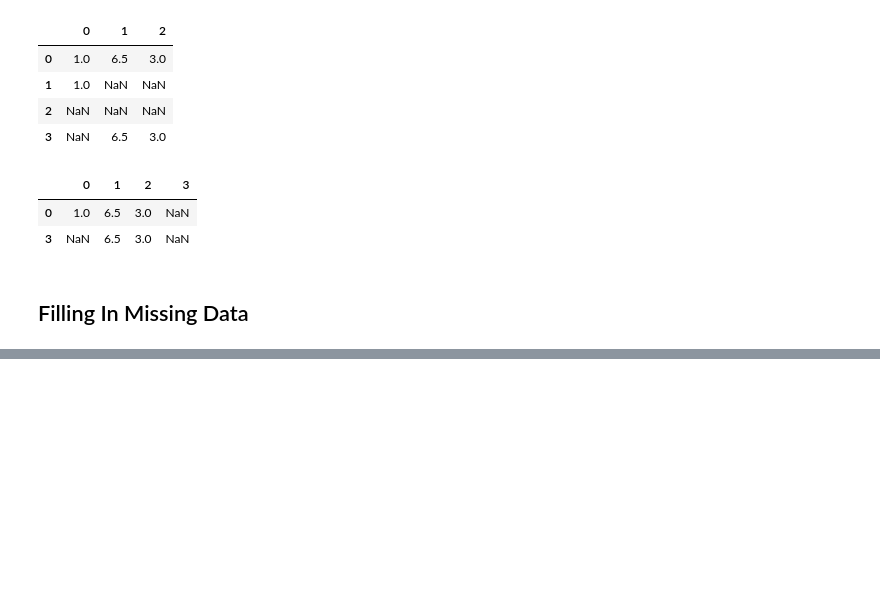
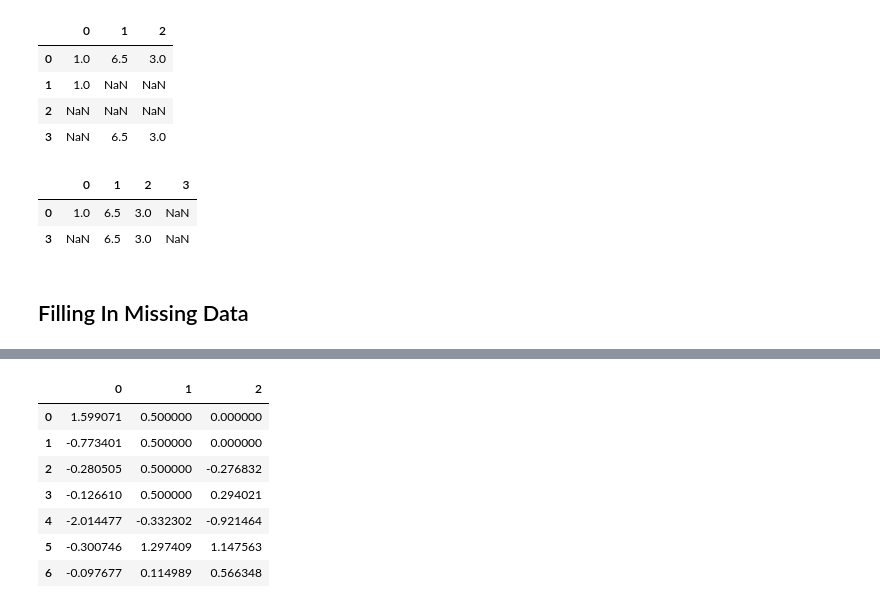
Before and after one commit to mhassandata/piaic_assignments, a Jupyter notebook: Pandas/pandas/pandas_from_book_example_chapter5-8.ipynb, the cells around one changed output, grey strips where cells are left out. Cells and saved outputs as stored; diff of their text form; code cells hidden in the pictures; blank space fills up the shorter version.

```diff
--- a/Pandas/pandas/pandas_from_book_example_chapter5-8.ipynb
+++ b/Pandas/pandas/pandas_from_book_example_chapter5-8.ipynb
@@ -1665,0 +1666,11 @@ df.fillna(0)
+# %%
+df.fillna({1: 0.5, 2: 0})
+# %% [output]
+|  | 0 | 1 | 2 |
+| 0 | 1.599071 | 0.500000 | 0.000000 |
+| 1 | -0.773401 | 0.500000 | 0.000000 |
+| 2 | -0.280505 | 0.500000 | -0.276832 |
+| 3 | -0.126610 | 0.500000 | 0.294021 |
+| 4 | -2.014477 | -0.332302 | -0.921464 |
+| 5 | -0.300746 | 1.297409 | 1.147563 |
+| 6 | -0.097677 | 0.114989 | 0.566348 |
```
Also changed, not shown: parts of 27 cells of this notebook, 1 other file.
